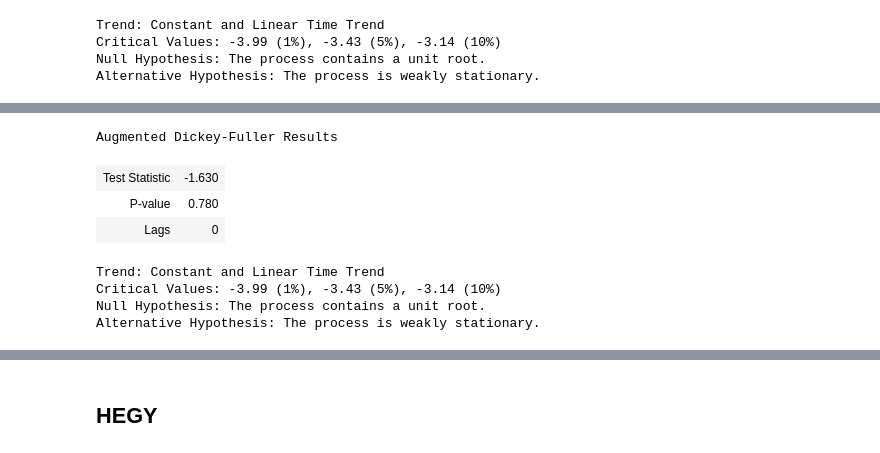
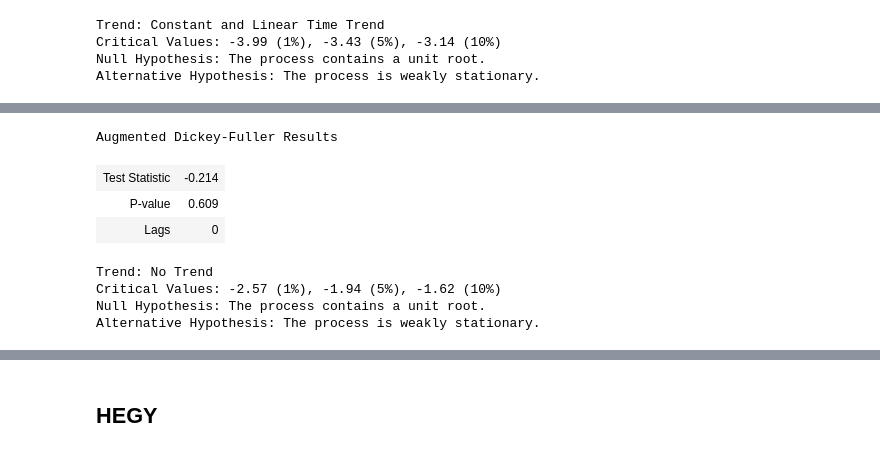
Before and after one commit to vadim-zyamalov/joy-of-econometrics, a Jupyter notebook: МФТИ/Семинары/Семинар 9.ipynb, the cells around one changed output, grey strips where cells are left out. Saved outputs shown, nothing was run; the diff lists cells and outputs as text; code cells hidden in the pictures.

```diff
--- a/МФТИ/Семинары/Семинар 9.ipynb
+++ b/МФТИ/Семинары/Семинар 9.ipynb
@@ -217,12 +337,12 @@ ax.plot(y3bx)
 # %%
-ar.ADF(y3bx, trend="ct", method="bic")
+ar.ADF(y1x, trend="n", method="bic")
 # %% [output]
 Augmented Dickey-Fuller Results
-| Test Statistic | -1.630 |
-| P-value | 0.780 |
+| Test Statistic | -0.214 |
+| P-value | 0.609 |
 | Lags | 0 |
-Trend: Constant and Linear Time Trend
-Critical Values: -3.99 (1%), -3.43 (5%), -3.14 (10%)
+Trend: No Trend
+Critical Values: -2.57 (1%), -1.94 (5%), -1.62 (10%)
 Null Hypothesis: The process contains a unit root.
 Alternative Hypothesis: The process is weakly stationary.
 # %%
```
Also changed, not shown: parts of 55 cells of this notebook, 56 other files.
